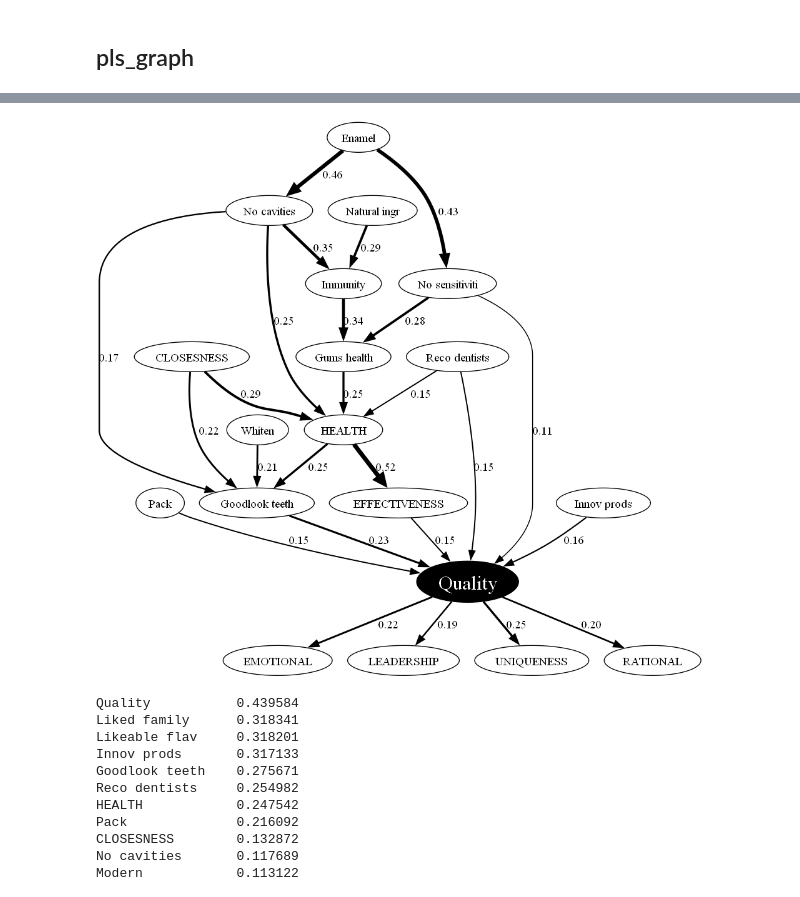
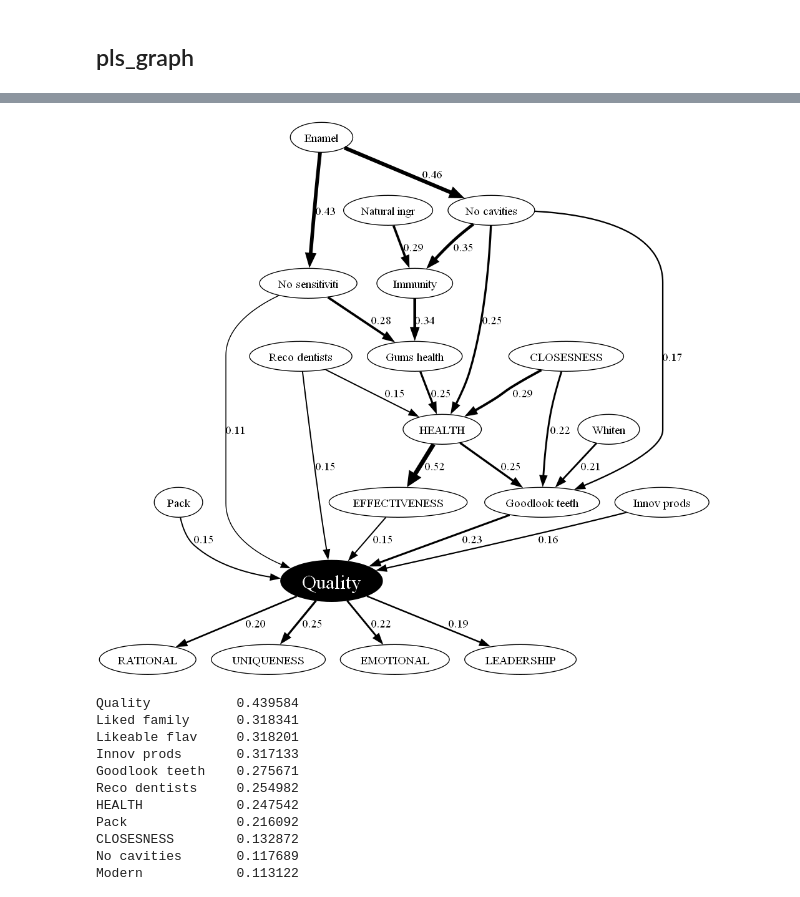
Before and after one commit to woskxmcnvb/BrandImageNetworks, a Jupyter notebook: module_tests.ipynb, the cells around one changed output, grey strips where cells are left out. Saved outputs shown, nothing was run; the diff lists cells and outputs as text; code cells hidden in the pictures.

Commit message:
Graphic model initially built

```diff
--- a/module_tests.ipynb
+++ b/module_tests.ipynb
@@ -150,8 +50,7 @@ expl.graphs_for_sets['Set_2'].Plot()
 # %%
-from GraphUtils import ModelSpec, PLSPMModel, GraphManipulations
+from GraphUtils import GraphicModel, PlotGraph
 
 spec = pd.read_excel('data/data.xlsx', sheet_name='model_spec')
-spec.to_dict('records')
 
-ms = ModelSpec(spec.to_dict('records'))
-pls_model = PLSPMModel().ConfigFromModel(ms)
+gm = GraphicModel(spec)
+gm.FitPLSPM(data)
@@ -158,8 +58,0 @@ pls_model = PLSPMModel().ConfigFromModel(ms)
-# %%
-data = expl.CleanSOEandMDFData()
-pls_model.Fit(data)
-pls_model.GetPathCoefs()
-
-gm = GraphManipulations(ms)
-gm.FitPLSPM(data)
-gm.AppendPLSWeights(data).Plot()
@@ -168,7 +59,7 @@ gm.AppendPLSWeights(data).Plot()
 # %%
-gm.SubgraphFromNodes(['Quality']).Plot()
+PlotGraph(gm.SubgraphFromNodes(['Quality']))
 # %% [output]
-[figure, old version]
+[figure, new version]
 # %%
 #d = gm.RoutesLenFromAllNodes(['EMOTIONAL', 'RATIONAL', 'LEADERSHIP', 'UNIQUENESS'])
 
```
Also changed, not shown: parts of 20 cells of this notebook, 2 other files.
